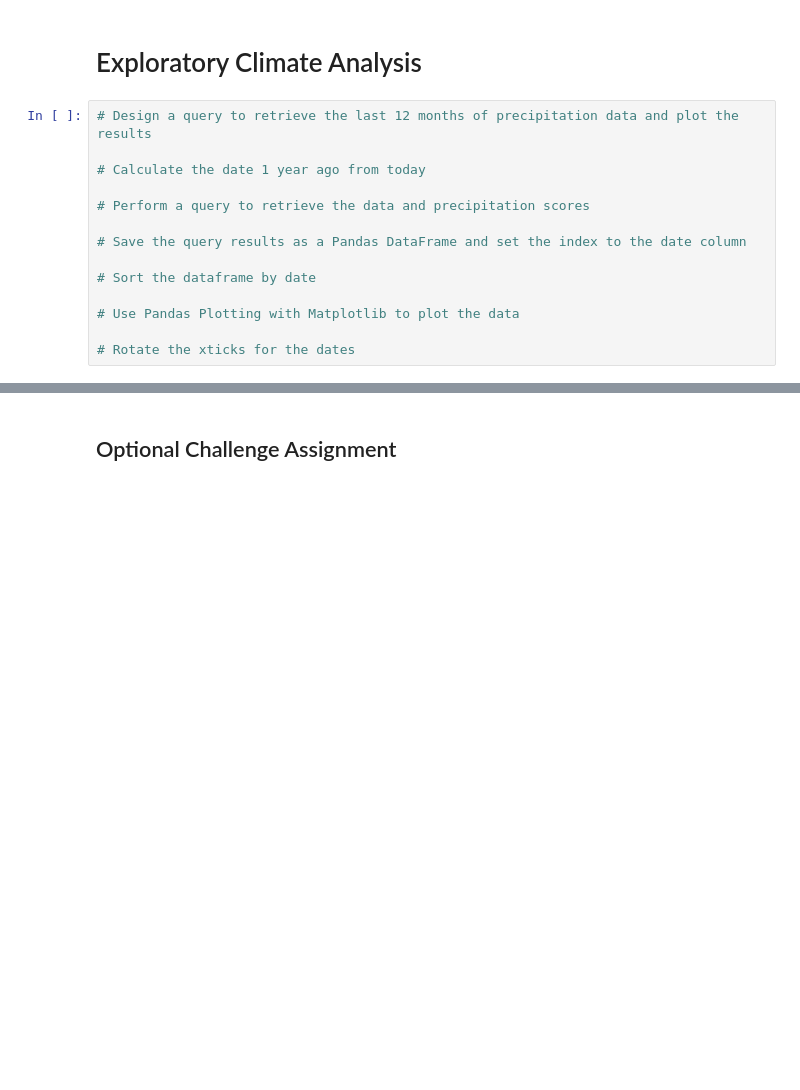
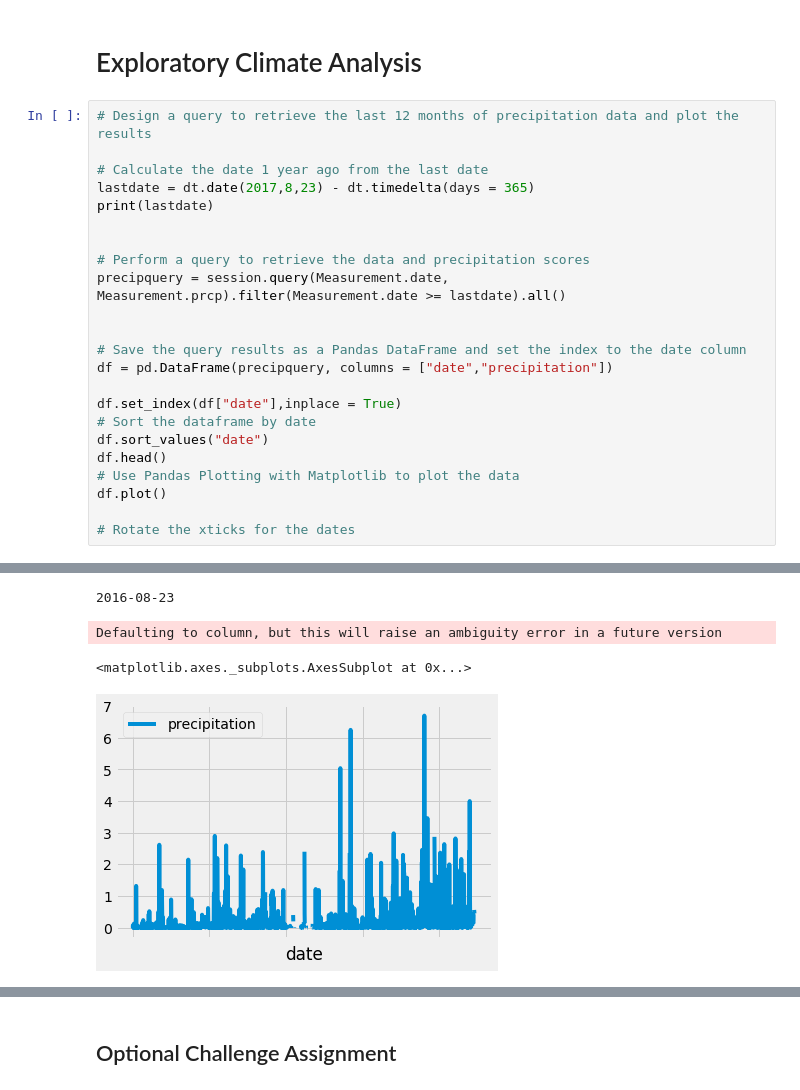
Before and after one commit to lringopayne/homework, a Jupyter notebook: Advanced Data Storage and Retrieval Homework/Instructions/climate_starter.ipynb, the cells around one changed output, grey strips where cells are left out. Drawn from its saved outputs; the diff is of its cells as text; blank space fills up the shorter version.

```diff
--- a/Advanced Data Storage and Retrieval Homework/Instructions/climate_starter.ipynb
+++ b/Advanced Data Storage and Retrieval Homework/Instructions/climate_starter.ipynb
@@ -40,15 +41,24 @@ session = Session(engine)
 # %%
 # Design a query to retrieve the last 12 months of precipitation data and plot the results
 
-# Calculate the date 1 year ago from today
+# Calculate the date 1 year ago from the last date
+lastdate = dt.date(2017,8,23) - dt.timedelta(days = 365)
+print(lastdate)
+
 
 # Perform a query to retrieve the data and precipitation scores
+precipquery = session.query(Measurement.date, Measurement.prcp).filter(Measurement.date >= lastdate).all()
+
 
 # Save the query results as a Pandas DataFrame and set the index to the date column
+df = pd.DataFrame(precipquery, columns = ["date","precipitation"])
 
+df.set_index(df["date"],inplace = True)
 # Sort the dataframe by date
-
+df.sort_values("date")
+df.head()
 # Use Pandas Plotting with Matplotlib to plot the data
+df.plot()
 
 # Rotate the xticks for the dates
 # %% [output]
@@ -57,2 +65,6 @@ session = Session(engine)
+2016-08-23
+Defaulting to column, but this will raise an ambiguity error in a future version
+<matplotlib.axes._subplots.AxesSubplot at 0x...>
+[figure, added]
 # %%
 # Use Pandas to calcualte the summary statistics for the precipitation data
```
Also changed, not shown: parts of 20 cells of this notebook, 40 other files.
